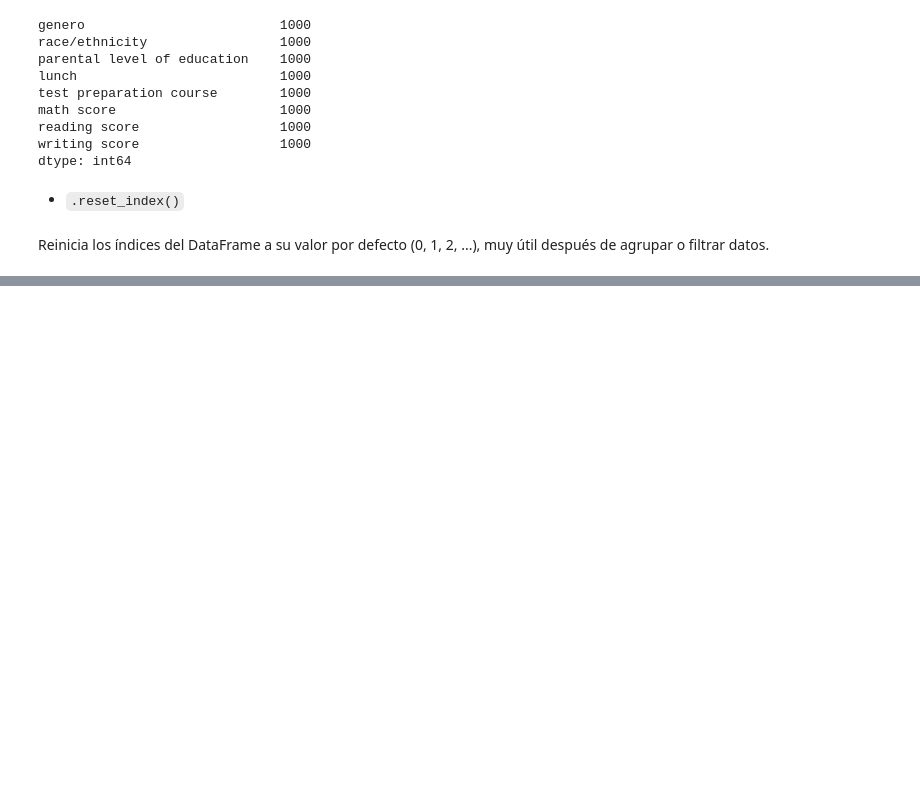
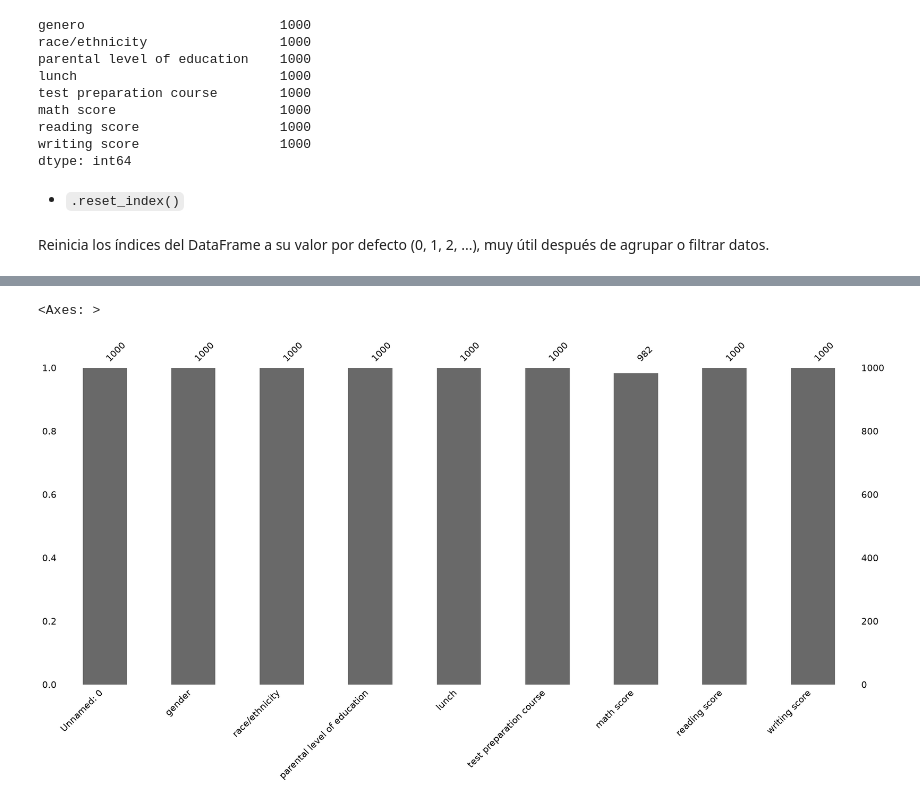
Before and after one commit to Juanmasosa7/Notebook_6_ej, a Jupyter notebook: Notebook_6_actualizado.ipynb, the cells around one changed output, grey strips where cells are left out. Cells and saved outputs as stored; diff of their text form; code cells hidden in the pictures; blank space fills up the shorter version.

```diff
--- a/Notebook_6_actualizado.ipynb
+++ b/Notebook_6_actualizado.ipynb
@@ -828,0 +871,2 @@ dfjuanma.reset_index(inplace=True)
+# %%
+dfjuanma['math score'] = dfjuanma['math score'].replace(7.2, np.nan)
@@ -828,0 +908,5 @@ dfjuanma.reset_index(inplace=True)
+# %%
+msno.bar(dfjuanma)
+# %% [output]
+<Axes: >
+[figure, added]
```
Also changed, not shown: parts of 7 cells of this notebook.
